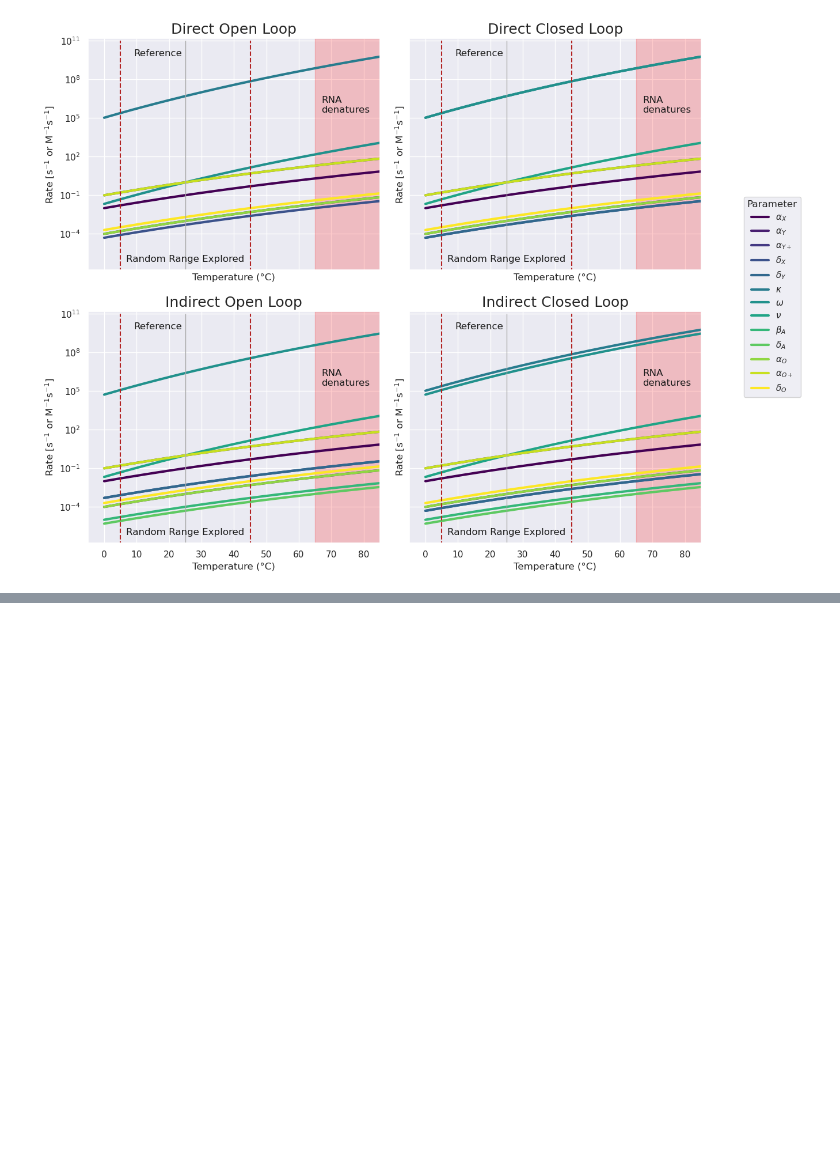
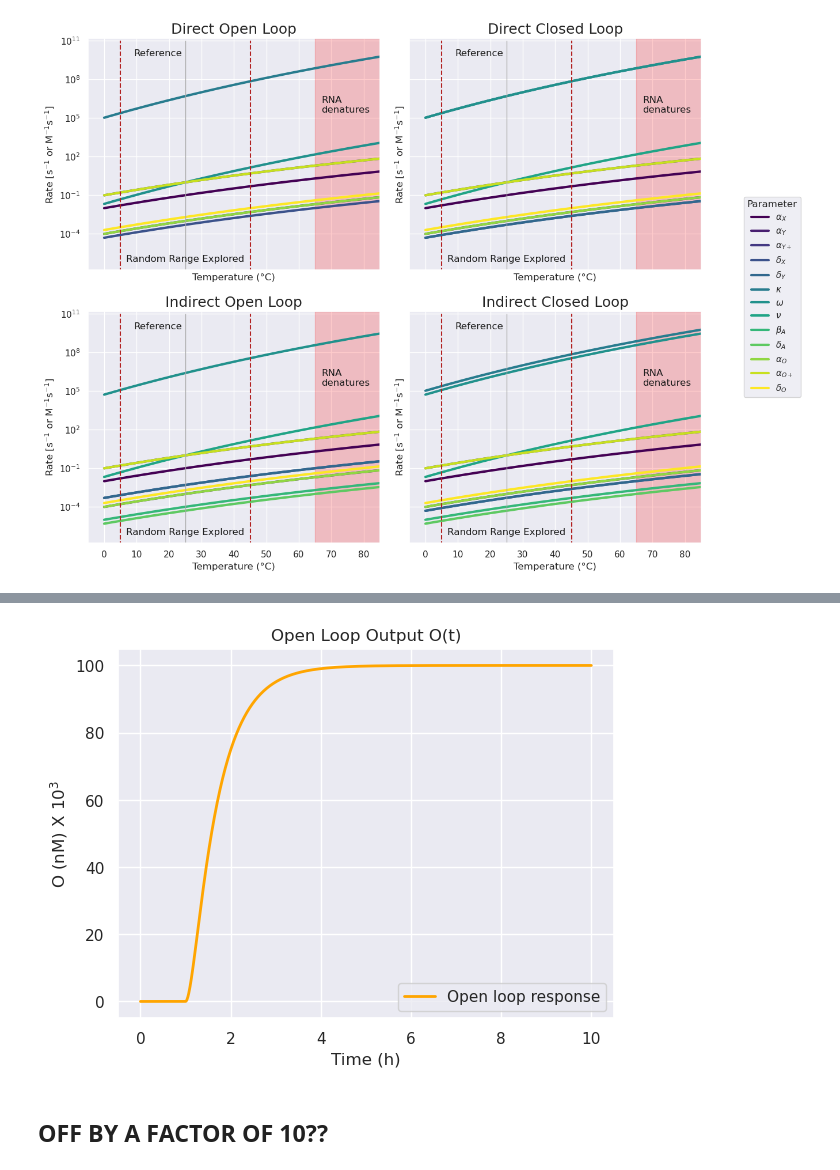
Before and after one commit to spackman/sysbio_RNA_controllers, a Jupyter notebook: direct_open_loop.ipynb, the cells around one changed output, grey strips where cells are left out. Cells and saved outputs as stored; diff of their text form; code cells hidden in the pictures; blank space fills up the shorter version.

Commit message:
open loop direct

```diff
--- a/direct_open_loop.ipynb
+++ b/direct_open_loop.ipynb
@@ -25,0 +49,53 @@ rate(controller="direct_open_loop", temperature_C=13)
+# %%
+# Time in minutes and seconds
+t_min = np.linspace(0, 600, 1000)        # for plotting
+t_sec = t_min * 60                       # for simulation
+
+# Parameters hard coded because incorrect sheet still, will just need to edit this one sheet correct. I think the above is right
+alpha_X = 0.1          # s^-1
+alpha_Y = 0.001        # s^-1
+alpha_Y_plus = 1.0     # s^-1
+delta_X = 0.0005       # s^-1
+delta_Y = 0.0005       # s^-1
+kappa = 0              # M^-1 s^-1
+omega = 5e6            # M^-1 s^-1
+v = 1.0                # s^-1
+alpha_O = 0.001        # s^-1
+alpha_O_plus = 1     # s^-1
+delta_O = 0.002        # s^-1
+
+P_y = 20e-9  # constant
+
+def direct_open_loop(z, t):
+    X, Y, P_plus, O = z
+
+    if t >= 3600 :
+        P_x = 10e-9
+    else:
+        P_x = 0
+
+    dX_dt = alpha_X * P_x - delta_X * X - kappa * X * Y - omega * X * P_y + v * P_plus
+    dY_dt = alpha_Y * P_y + alpha_Y_plus * P_plus - delta_Y * Y - kappa * X * Y
+    dPp_dt = omega * X * P_y - v * P_plus
+    dO_dt = alpha_O * P_y + alpha_O_plus * P_plus - delta_O * O
+    return [dX_dt, dY_dt, dPp_dt, dO_dt]
+
+# Initial conditions
+z0 = [0, 0, 0, 0]
+
+# Solve ODE system
+sol = odeint(direct_open_loop, z0, t_sec, atol=1e-10, rtol=1e-10)
+
+X, Y, P_plus, O = sol.T
+#print(O)
+
+# Plot converted back to nM and time in hours
+plt.plot(t_sec / 3600, O * 1e9 / 1000, color='orange', linewidth=2, label="Open loop response")
+plt.xlabel("Time (h)")
+plt.ylabel("O (nM) X $10^3$")
+plt.title("Open Loop Output O(t)")
+plt.legend();
+# %% [output]
+[figure, added]
+# %% [markdown]
+## OFF BY A FACTOR OF 10??
```
Also changed, not shown: parts of 15 cells of this notebook.
